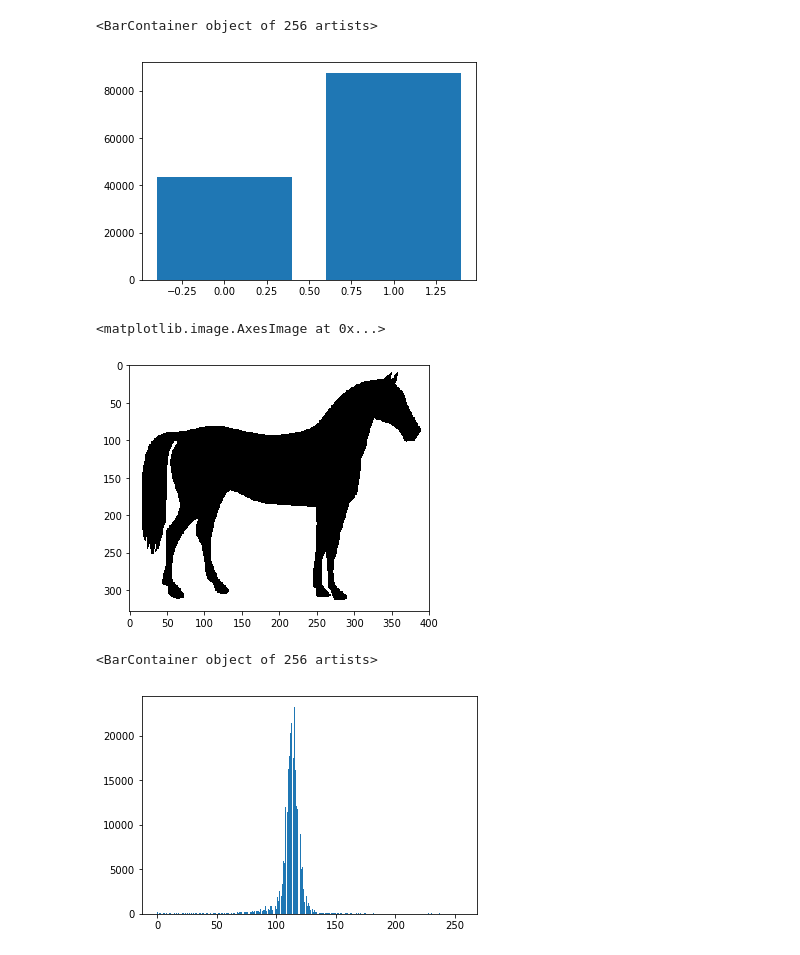
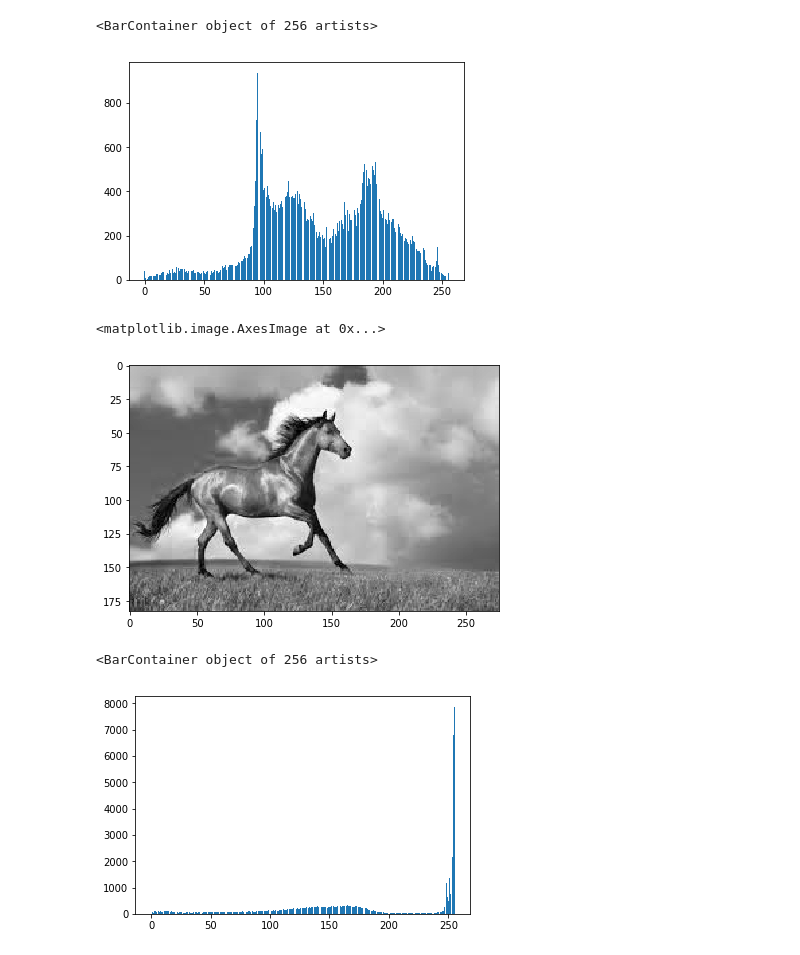
Before and after one commit to 161150744/PID_T1, a Jupyter notebook: methodTestWithHistogram.ipynb, the cells around one changed output. Saved outputs shown, nothing was run; the diff lists cells and outputs as text; code cells hidden in the pictures.

```diff
--- a/methodTestWithHistogram.ipynb
+++ b/methodTestWithHistogram.ipynb
@@ -6,0 +17,2 @@ import pandas as pd
+# %%
+horse=io.imread('download (2).jpeg')
@@ -6,0 +29,4 @@ import pandas as pd
+# %%
+horse=horse[:,:,0]
+io.imshow(horse)
+horse
@@ -7,22 +75,23 @@ import pandas as pd
 # %%
-image = data.horse()
+image=horse
+# image = data.coins()
 edges = filters.sobel(image)
 plt.bar( exposure.histogram(image)[1], exposure.histogram(image)[0])
 # %% [output]
 <BarContainer object of 256 artists>
-[figure, old version]
+[figure, new version]
 # %%
 io.imshow(image)
 # %% [output]
 <matplotlib.image.AxesImage at 0x...>
-[figure, old version]
+[figure, new version]
 # %%
-image2 = data.moon()
+image2 = horse2
 edges = filters.sobel(image2)
 plt.bar( exposure.histogram(image2)[1], exposure.histogram(image2)[0])
 # %% [output]
 <BarContainer object of 256 artists>
-[figure, old version]
+[figure, new version]
 # %%
 io.imshow(image2)
 # %% [output]
```
Also changed, not shown: parts of 10 cells of this notebook, 6 other files.
